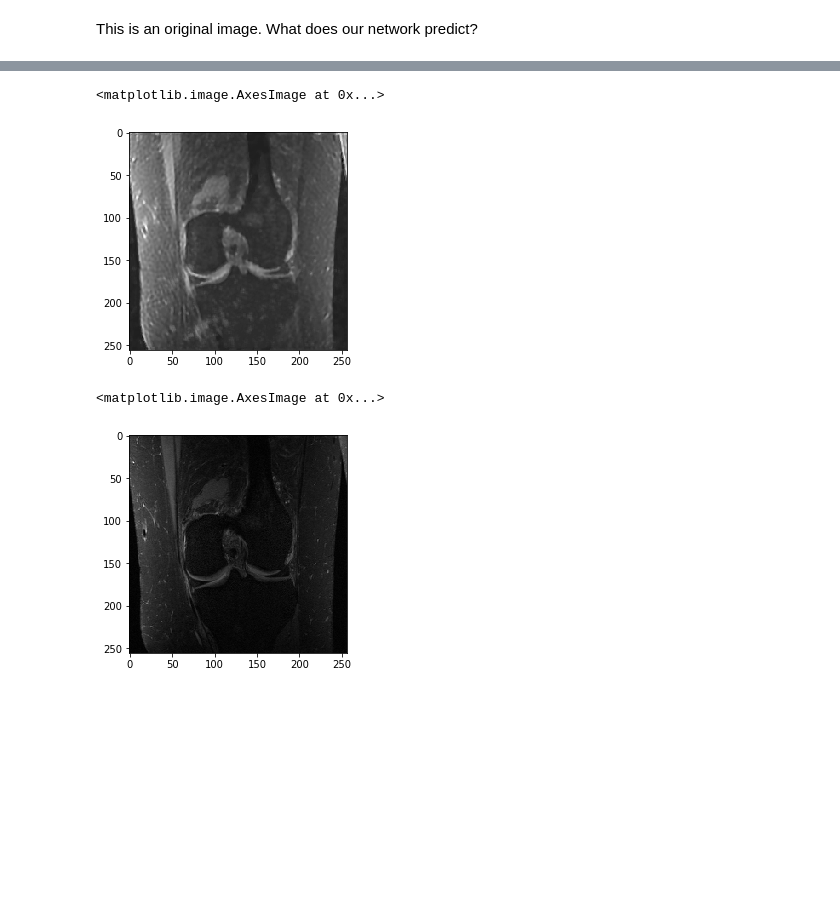
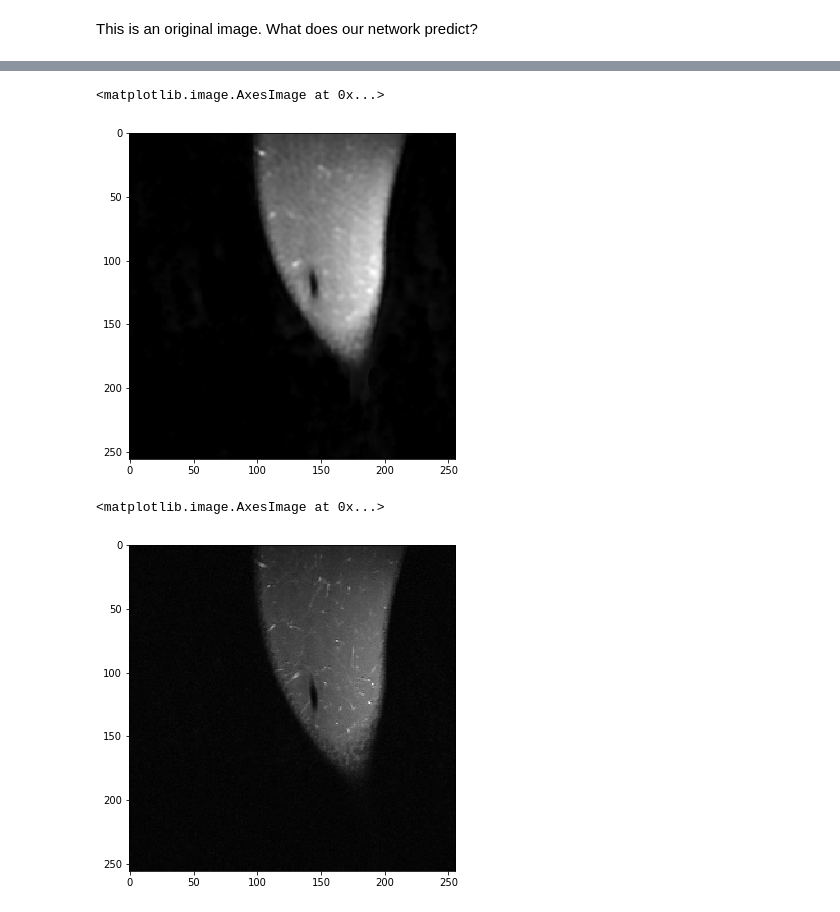
Before and after one commit to titoeb/DeepMRI, a Jupyter notebook: AutoEncoder_evalutate.ipynb, the cells around one changed output, grey strips where cells are left out. Cells and saved outputs as stored; diff of their text form; code cells hidden in the pictures; blank space fills up the shorter version.

```diff
--- a/AutoEncoder_evalutate.ipynb
+++ b/AutoEncoder_evalutate.ipynb
@@ -22,7 +23,7 @@ X.shape
 # %% [markdown]
  Normalize data
 # %%
-Y = np.load('/home/cloud/data/Y_test_subset.npy')
+Y = np.load('/scratch2/ttoebro/data/Y_test_subset.npy')
 # %%
 Y.shape
 # %% [output]
@@ -162,6 +163,6 @@ Create the estimator
 runconf = tf.estimator.RunConfig(save_summary_steps=5, log_step_count_steps = 1)
 # %%
 AutoEncoder = tf.estimator.Estimator(config=runconf,
-    model_fn=AutoEncoder_model, model_dir="/home/cloud/models/AutoEncoders/AutoEncoder_2018_12_12_16_47_21/"
+    model_fn=AutoEncoder_model, model_dir="/scratch2/ttoebro/models/AutoEncoders/AutoEncoder_V1"
     )
 # %% [output]
@@ -171,8 +172,8 @@ This is an original image. What does our network predict?
 # %%
 # Evaluate the model and print results
 predict_input_fn = tf.estimator.inputs.numpy_input_fn(
-    x={"x": X[0:21,:,:,:]},
-    y=Y[0:21,:,:,:],
+    x={"x": X[:100,:,:,:]},
+    y=Y[:100,:,:,:],
     shuffle=False)
 predict_results = AutoEncoder.predict(input_fn=predict_input_fn)
 # %%
@@ -189,11 +188,15 @@ cur_pic = 15
+# %%
+cur_pic = np.random.randint(0,100)
 # %%
+plt.figure(figsize = (6,6))
 plt.imshow(out[cur_pic][:,:,0], cmap='gray')
 # %% [output]
 <matplotlib.image.AxesImage at 0x...>
-[figure, old version]
+[figure, new version]
 # %%
+plt.figure(figsize = (6,6))
 plt.imshow(Y[cur_pic,:,:,0], cmap='gray' )
 # %% [output]
 <matplotlib.image.AxesImage at 0x...>
-[figure, old version]
+[figure, new version]
 # %%
```
Also changed, not shown: parts of 7 cells of this notebook, 6 other files.
